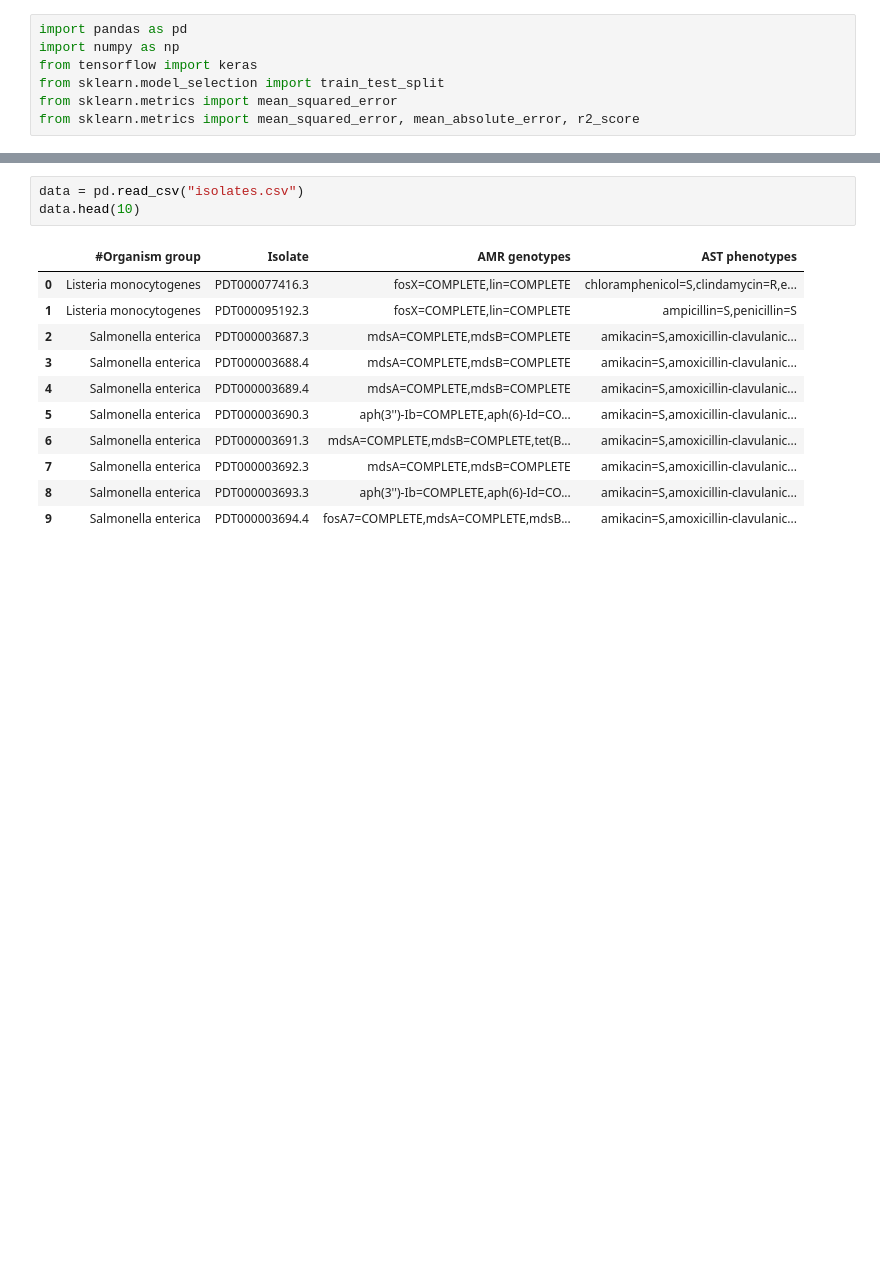
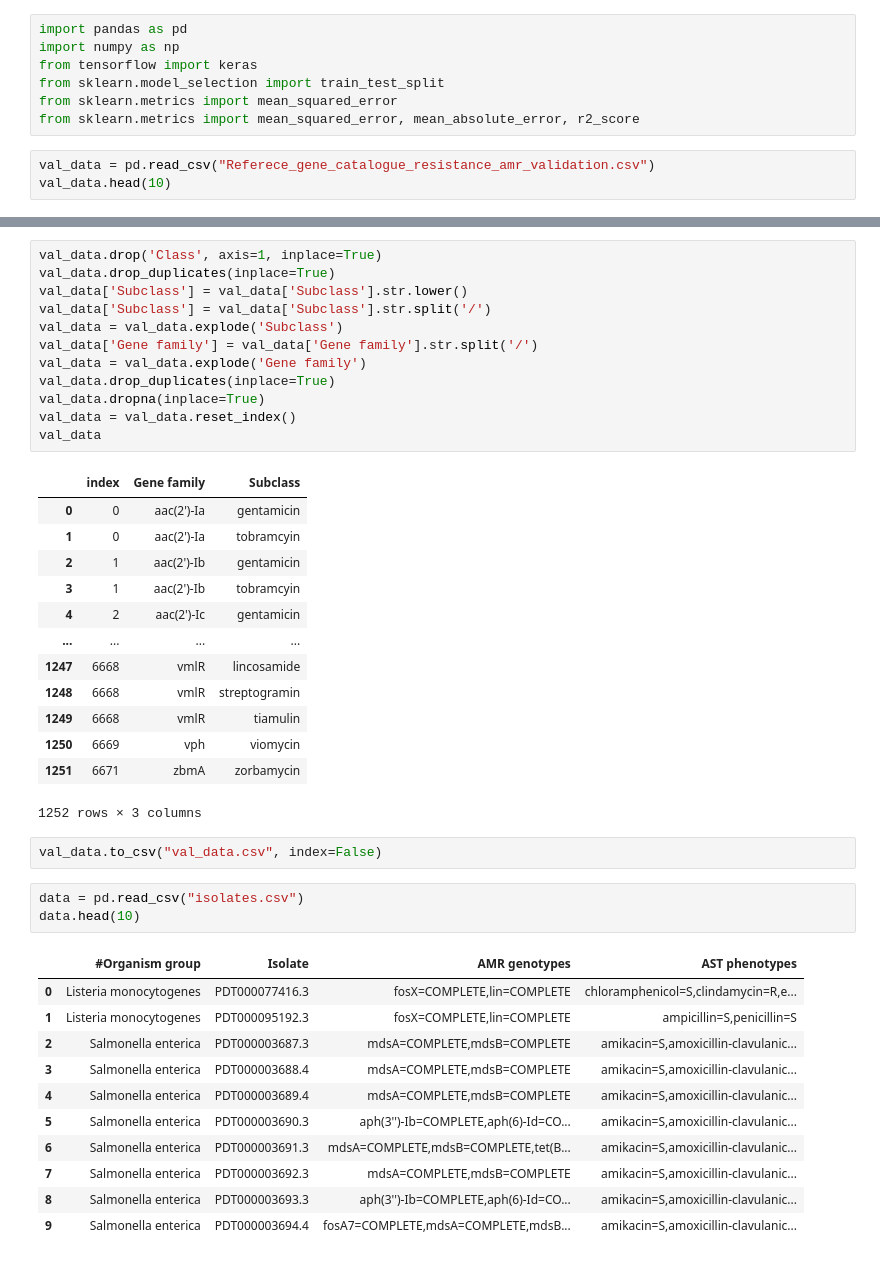
Before and after one commit to taliyashitreet/Final_Project, a Jupyter notebook: Create_Data.ipynb, the cells around one changed output, grey strips where cells are left out. Cells and saved outputs as stored; diff of their text form; blank space fills up the shorter version.

Commit message:
add val_data

```diff
--- a/Create_Data.ipynb
+++ b/Create_Data.ipynb
@@ -5,3 +5,6 @@ from tensorflow import keras
 from sklearn.model_selection import train_test_split
 from sklearn.metrics import mean_squared_error
 from sklearn.metrics import mean_squared_error, mean_absolute_error, r2_score
+# %%
+val_data = pd.read_csv("Referece_gene_catalogue_resistance_amr_validation.csv")
+val_data.head(10)
@@ -8,3 +23,31 @@ from sklearn.metrics import mean_squared_error, mean_absolute_error, r2_score
+# %%
+val_data.drop('Class', axis=1, inplace=True)
+val_data.drop_duplicates(inplace=True)
+val_data['Subclass'] = val_data['Subclass'].str.lower()
+val_data['Subclass'] = val_data['Subclass'].str.split('/')
+val_data = val_data.explode('Subclass')
+val_data['Gene family'] = val_data['Gene family'].str.split('/')
+val_data = val_data.explode('Gene family')
+val_data.drop_duplicates(inplace=True)
+val_data.dropna(inplace=True)
+val_data = val_data.reset_index()
+val_data
+# %% [output]
+|  | index | Gene family | Subclass |
+| 0 | 0 | aac(2')-Ia | gentamicin |
+| 1 | 0 | aac(2')-Ia | tobramcyin |
+| 2 | 1 | aac(2')-Ib | gentamicin |
+| 3 | 1 | aac(2')-Ib | tobramcyin |
+| 4 | 2 | aac(2')-Ic | gentamicin |
+| ... | ... | ... | ... |
+| 1247 | 6668 | vmlR | lincosamide |
+| 1248 | 6668 | vmlR | streptogramin |
+| 1249 | 6668 | vmlR | tiamulin |
+| 1250 | 6669 | vph | viomycin |
+| 1251 | 6671 | zbmA | zorbamycin |
+1252 rows × 3 columns
+# %%
+val_data.to_csv("val_data.csv", index=False)
 # %%
 data = pd.read_csv("isolates.csv")
 data.head(10)
```
Also changed, not shown: parts of 20 cells of this notebook.
